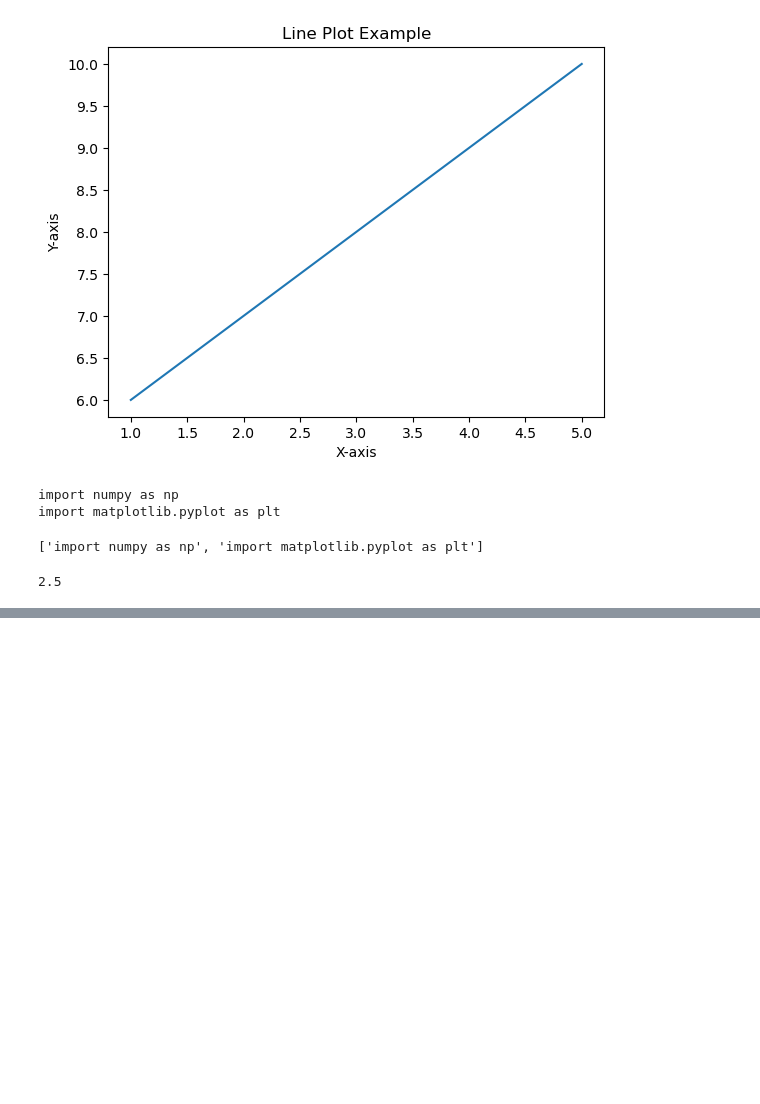
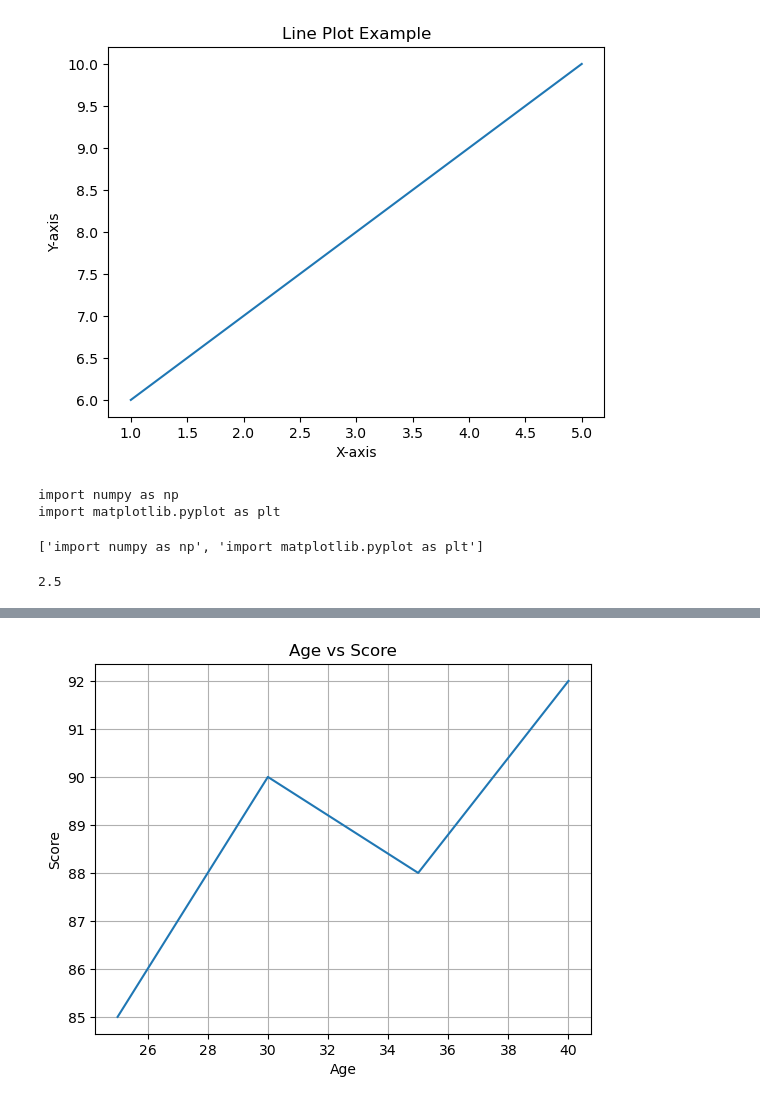
Before and after one commit to Sakib-Hasan3/Machine-Learning-Roadmap, a Jupyter notebook: Machine_learning/tutorial 20/pyforest.ipynb, the cells around one changed output, grey strips where cells are left out. Drawn from its saved outputs; the diff is of its cells as text; code cells hidden in the pictures; blank space fills up the shorter version.

```diff
--- a/Machine_learning/tutorial 20/pyforest.ipynb
+++ b/Machine_learning/tutorial 20/pyforest.ipynb
@@ -39,6 +39,13 @@ np.array([1, 2, 3, 4]).mean()
 # %% [output]
 2.5
 # %%
-df1 = pd.read_csv('mercedesbenz.csv')
+# pyforest automatically loads common libraries — you just use them!
+
+# Load a sample dataset
+df = pd.DataFrame({
+    'Name': ['Alice', 'Bob', 'Charlie', 'David'],
+    'Age': [25, 30, 35, 40],
+    'Score': [85, 90, 88, 92]
+})
 # %% [output]
 [interactive output not drawn]
@@ -45,0 +72,8 @@ FileNotFoundError: [Errno 2] No such file or directory: 'mercedesbenz.csv'
+# %%
+plt.plot(df['Age'], df['Score'])
+plt.title("Age vs Score")
+plt.xlabel("Age")
+plt.ylabel("Score")
+plt.grid(True)
+plt.show()
+# %% [output]
@@ -45,0 +86 @@ FileNotFoundError: [Errno 2] No such file or directory: 'mercedesbenz.csv'
+[figure, added]
```
Also changed, not shown: parts of 4 cells of this notebook.
